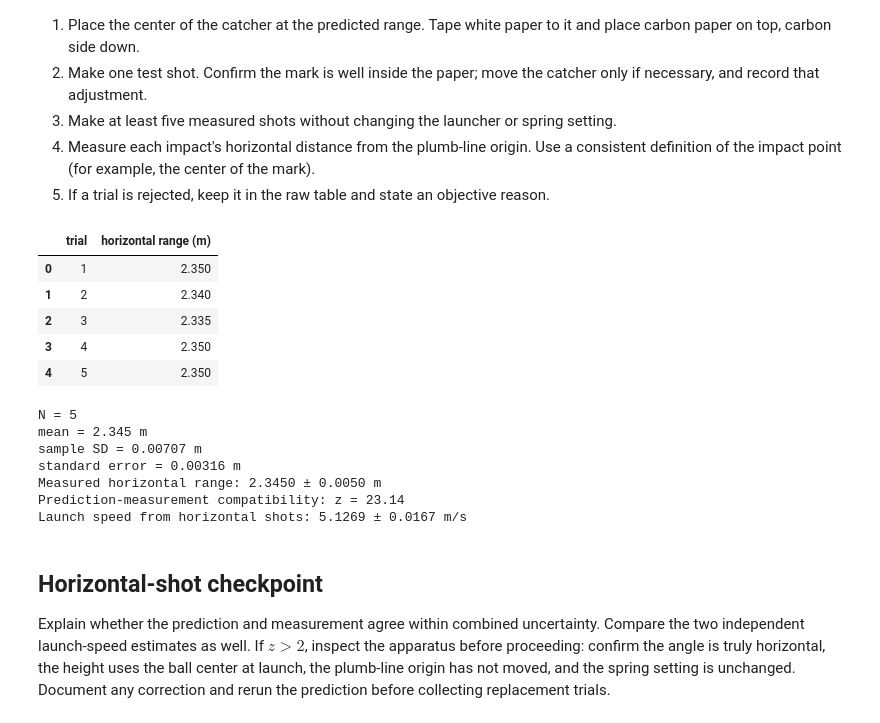
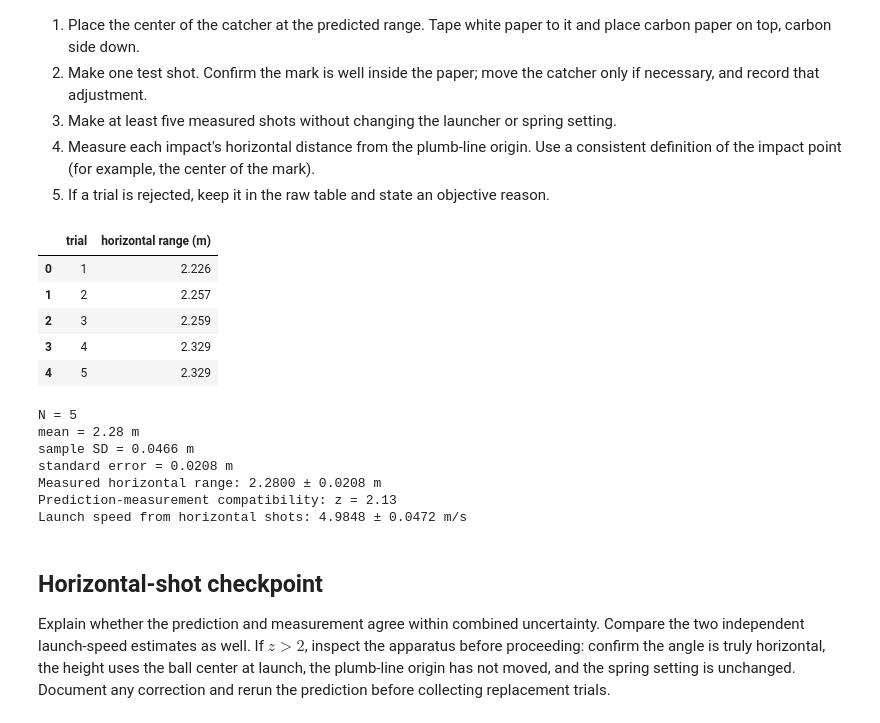
Before and after one commit to hendlervossmyles-a11y/Phys201L, a Jupyter notebook: labs/Lab03_Projectile_Motion/Lab03_Projectile_Motion.ipynb, the cells around one changed output. Cells and saved outputs as stored; diff of their text form; code cells hidden in the pictures.

```diff
--- a/labs/Lab03_Projectile_Motion/Lab03_Projectile_Motion.ipynb
+++ b/labs/Lab03_Projectile_Motion/Lab03_Projectile_Motion.ipynb
@@ -145,7 +145,7 @@ For at least five trials, measure the maximum vertical rise from the launch refe
 Before moving on, calculate the spread. If the range of the trials is much larger than the ruler resolution, check the launcher setting, release method, vertical alignment, and parallax. Repeat the complete set only after identifying a cause.
 # %%
 # Vertical-shot raw data — REPLACE with your measurements in meters
-vertical_height_m = np.array([1.593, 1.587, 1.590, 1.592, 1.586])
+vertical_height_m = np.array([1.323, 1.317, 1.320, 1.322, 1.321])
 delta_vertical_height = 0.005  # m; justify from scale resolution and reading method
 
 vertical_table = pd.DataFrame({
@@ -244,47 +244,47 @@ Predicted horizontal range: 2.5529 ± 0.0075 m
 5. If a trial is rejected, keep it in the raw table and state an objective reason.
 # %%
 # Horizontal-shot raw data — REPLACE with your measurements in meters
-horizontal_range_m = np.array([2.35, 2.34, 2.335, 2.35, 2.35])
+horizontal_range_m = np.array([2.226, 2.257, 2.259, 2.329, 2.329])
 delta_horizontal_range = 0.005  # m
 
 horizontal_table = pd.DataFrame({
     "trial": np.arange(1, len(horizontal_range_m)+1),
     "horizontal range (m)": horizontal_range_m,
 })
 display(horizontal_table)
 R_horizontal_meas, s_Rh, sem_Rh = repeated_summary(horizontal_range_m, "m")
 dR_horizontal_meas = max(delta_horizontal_range, sem_Rh)
 
 z_horizontal = compatibility_z(
     R_horizontal_pred, dR_horizontal_pred,
     R_horizontal_meas, dR_horizontal_meas,
 )
 
 # Independent launch-speed estimate from the measured horizontal range
 v0_horizontal = R_horizontal_meas / t_horizontal
 dv0_horizontal = v0_horizontal*np.sqrt(
     (dR_horizontal_meas/R_horizontal_meas)**2
     + 0.25*(dh_horizontal/h_horizontal)**2
     + 0.25*(delta_g/g)**2
 )
 
 print(f"Measured horizontal range: {R_horizontal_meas:.4f} ± {dR_horizontal_meas:.4f} m")
 print(f"Prediction-measurement compatibility: z = {z_horizontal:.2f}")
 print(f"Launch speed from horizontal shots: {v0_horizontal:.4f} ± {dv0_horizontal:.4f} m/s")
 # %% [output]
 |  | trial | horizontal range (m) |
-| 0 | 1 | 2.350 |
-| 1 | 2 | 2.340 |
-| 2 | 3 | 2.335 |
-| 3 | 4 | 2.350 |
-| 4 | 5 | 2.350 |
+| 0 | 1 | 2.226 |
+| 1 | 2 | 2.257 |
+| 2 | 3 | 2.259 |
+| 3 | 4 | 2.329 |
+| 4 | 5 | 2.329 |
 N = 5
-mean = 2.345 m
-sample SD = 0.00707 m
-standard error = 0.00316 m
-Measured horizontal range: 2.3450 ± 0.0050 m
-Prediction-measurement compatibility: z = 23.14
-Launch speed from horizontal shots: 5.1269 ± 0.0167 m/s
+mean = 2.28 m
+sample SD = 0.0466 m
+standard error = 0.0208 m
+Measured horizontal range: 2.2800 ± 0.0208 m
+Prediction-measurement compatibility: z = 2.13
+Launch speed from horizontal shots: 4.9848 ± 0.0472 m/s
 # %% [markdown]
 ## Horizontal-shot checkpoint
 
```
Also changed, not shown: parts of 7 cells of this notebook.
